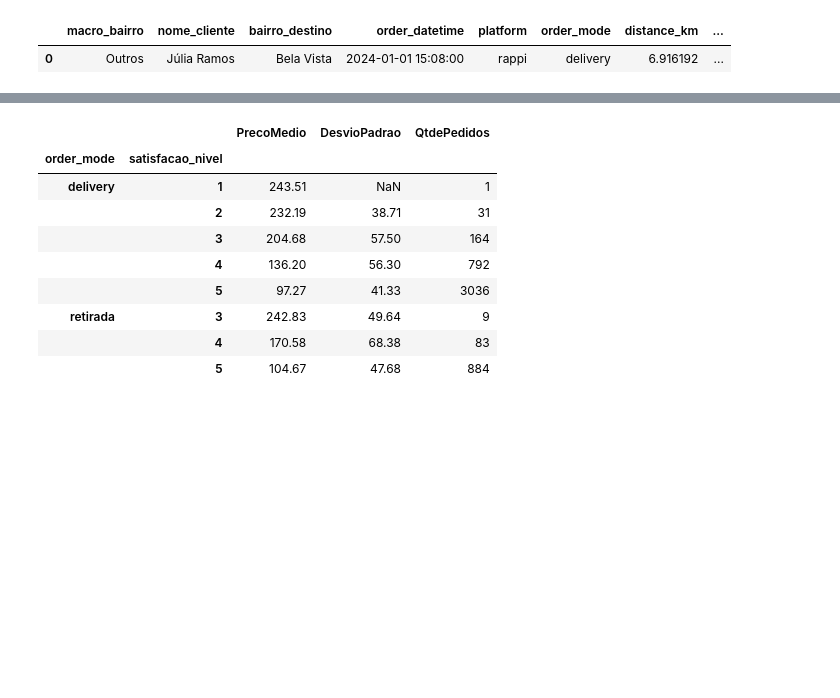
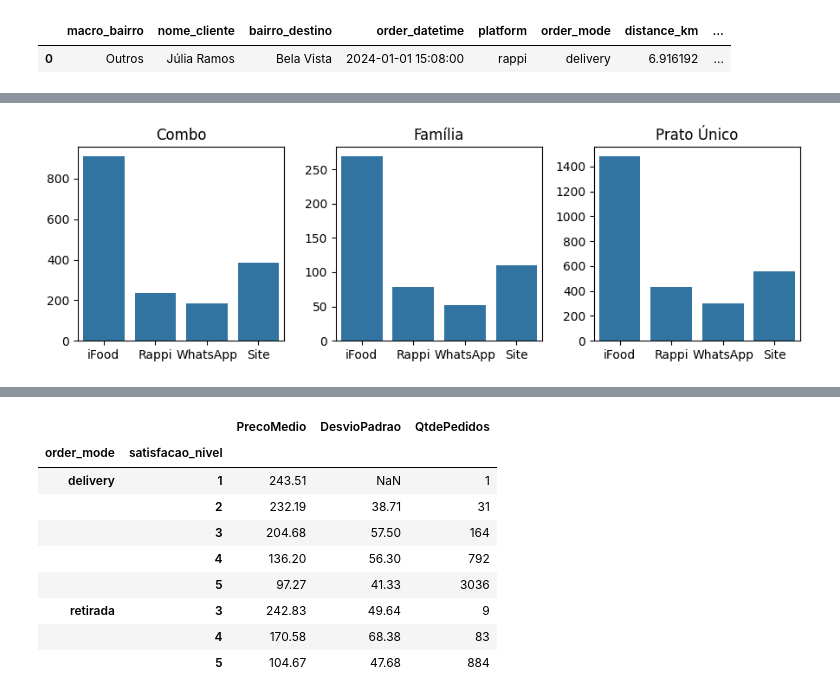
Before and after one commit to joaobaungartner/analise-de-dados, a Jupyter notebook: analise-de-dados.ipynb, the cells around one changed output, grey strips where cells are left out. Saved outputs shown, nothing was run; the diff lists cells and outputs as text; code cells hidden in the pictures; blank space fills up the shorter version.

```diff
--- a/analise-de-dados.ipynb
+++ b/analise-de-dados.ipynb
@@ -334,0 +860,32 @@ df.head(1)
+# %%
+qtd_combo_ifood = df.query('classe_pedido == "combo" and platform == "ifood"').count().unique()
+qtd_combo_rappi = df.query('classe_pedido == "combo" and platform == "rappi"').count().unique()
+qtd_combo_whatsapp = df.query('classe_pedido == "combo" and platform == "whatsapp"').count().unique()
+qtd_combo_site_proprio = df.query('classe_pedido == "combo" and platform == "site_proprio"').count().unique()
+
+qtd_familia_ifood = df.query('classe_pedido == "familia" and platform == "ifood"').count().unique()
+qtd_familia_rappi = df.query('classe_pedido == "familia" and platform == "rappi"').count().unique()
+qtd_familia_whatsapp = df.query('classe_pedido == "familia" and platform == "whatsapp"').count().unique()
+qtd_familia_site_proprio = df.query('classe_pedido == "familia" and platform == "site_proprio"').count().unique()
+
+qtd_prato_unico_ifood = df.query('classe_pedido == "prato_unico" and platform == "ifood"').count().unique()
+qtd_prato_unico_rappi = df.query('classe_pedido == "prato_unico" and platform == "rappi"').count().unique()
+qtd_prato_unico_whatsapp = df.query('classe_pedido == "prato_unico" and platform == "whatsapp"').count().unique()
+qtd_prato_unico_site_proprio = df.query('classe_pedido == "prato_unico" and platform == "site_proprio"').count().unique()
+
+fig, ax = plt.subplots(1, 3, figsize=(9, 3),)
+sns.barplot(x=['iFood', 'Rappi', 'WhatsApp', 'Site'],
+            y=[qtd_combo_ifood[0], qtd_combo_rappi[0], qtd_combo_whatsapp[0], qtd_combo_site_proprio[0]],
+            ax=ax[0]).set_title('Combo')
+
+sns.barplot(x=['iFood', 'Rappi', 'WhatsApp', 'Site'],
+            y=[qtd_familia_ifood[0], qtd_familia_rappi[0], qtd_familia_whatsapp[0], qtd_familia_site_proprio[0]],
+            ax=ax[1]).set_title('Família')
+
+sns.barplot(x=['iFood', 'Rappi', 'WhatsApp', 'Site'],
+            y=[qtd_prato_unico_ifood[0], qtd_prato_unico_rappi[0], qtd_prato_unico_whatsapp[0], qtd_prato_unico_site_proprio[0]],
+            ax=ax[2]).set_title('Prato Único')
+plt.tight_layout()
+plt.show()
+# %% [output]
+[figure, added]
```
Also changed, not shown: parts of 20 cells of this notebook.
